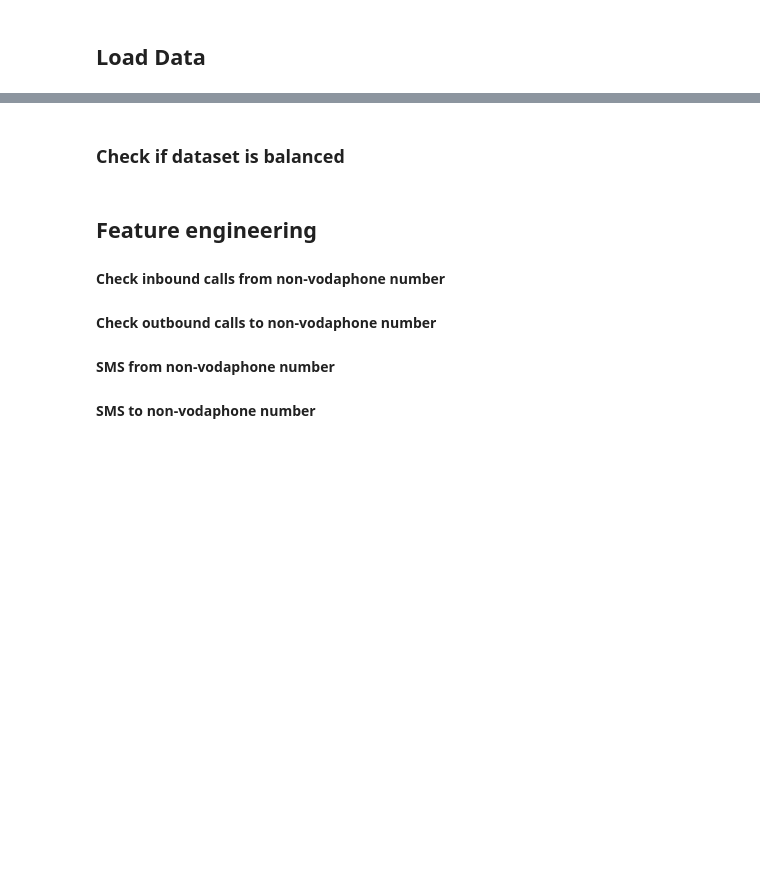
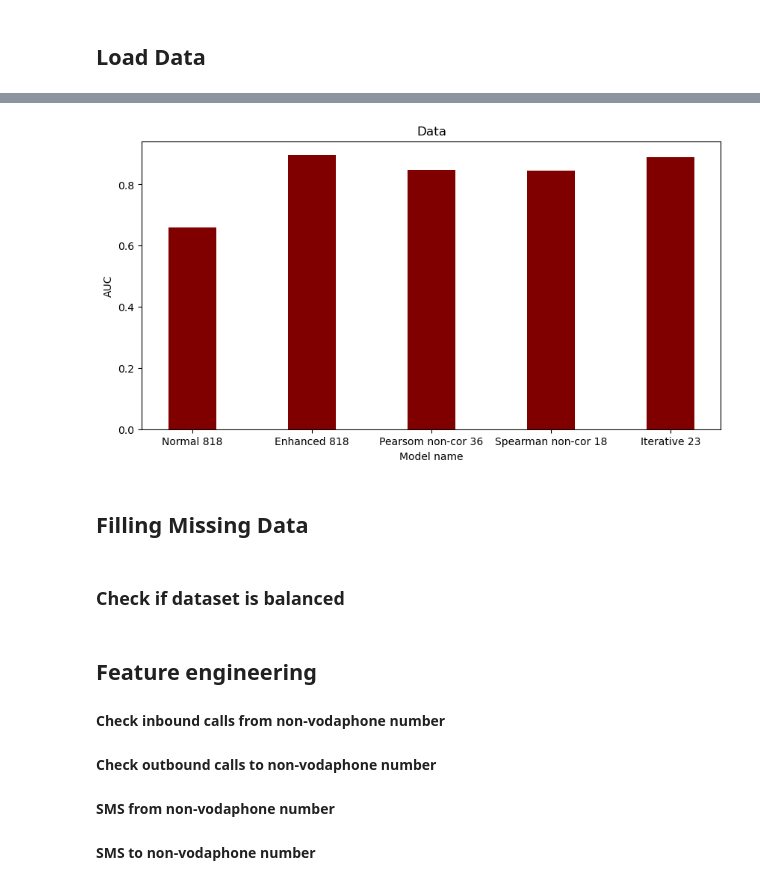
Before and after one commit to vburenkov/ML, a Jupyter notebook: FINAL/Burenkov.ipynb, the cells around one changed output, grey strips where cells are left out. Cells and saved outputs as stored; diff of their text form; code cells hidden in the pictures; blank space fills up the shorter version.

```diff
--- a/FINAL/Burenkov.ipynb
+++ b/FINAL/Burenkov.ipynb
@@ -744,0 +789,4 @@ enhanced.get_important_features_tuples()
+# %%
+pearson_non_corr = pearsonSelector.get_important_noncorrelated_features_tuples(0.9, 0.2)
+spearman_non_corr = spearmanSelector.get_important_noncorrelated_features_tuples(0.9, 0.2)
+len(pearson_non_corr), len(spearman_non_corr)
@@ -744,0 +795,5 @@ enhanced.get_important_features_tuples()
+# %%
+features = [*[f[0] for f in pearson_non_corr], *['target', 'ind']]
+df_temp = df_combine[features]
+pearson_test_selector = EnhancedLGBMSelector(df_temp, get_random_string(10) + '.pcl')
+pearson_test_selector.get_ROCAUC()
@@ -744,0 +836,5 @@ enhanced.get_important_features_tuples()
+# %%
+features = [*[f[0] for f in spearman_non_corr], *['target', 'ind']]
+df_temp = df_combine[features]
+spearman_test_selector = EnhancedLGBMSelector(df_temp, get_random_string(10) + '.pcl')
+spearman_test_selector.get_ROCAUC()
@@ -744,0 +881,26 @@ enhanced.get_important_features_tuples()
+# %%
+X = ['Normal' + ' ' + str(df_combine.shape[1]),
+     'Enhanced' + ' ' + str(df_combine.shape[1]),
+     'Pearsom non-cor' + ' ' + str(len(pearson_non_corr)),
+     'Spearman non-cor'+ ' ' + str(len(spearman_non_corr)),
+     'Iterative' + ' ' + str(len(iterativeFeatures))]
+
+Y = [normal.get_ROCAUC(),
+     enhanced.get_ROCAUC(),
+     pearson_test_selector.get_ROCAUC(),
+     spearman_test_selector.get_ROCAUC(),
+     results[-1][2]]
+
+fig = plt.figure(figsize = (10, 5))
+
+# creating the bar plot
+plt.bar(X, Y, color ='maroon', width = 0.4)
+
+plt.xlabel("Model name")
+plt.ylabel("AUC")
+plt.title("Data")
+plt.show()
+# %% [output]
+[figure, added]
+# %% [markdown]
+## Filling Missing Data
```
Also changed, not shown: parts of 46 cells of this notebook.
